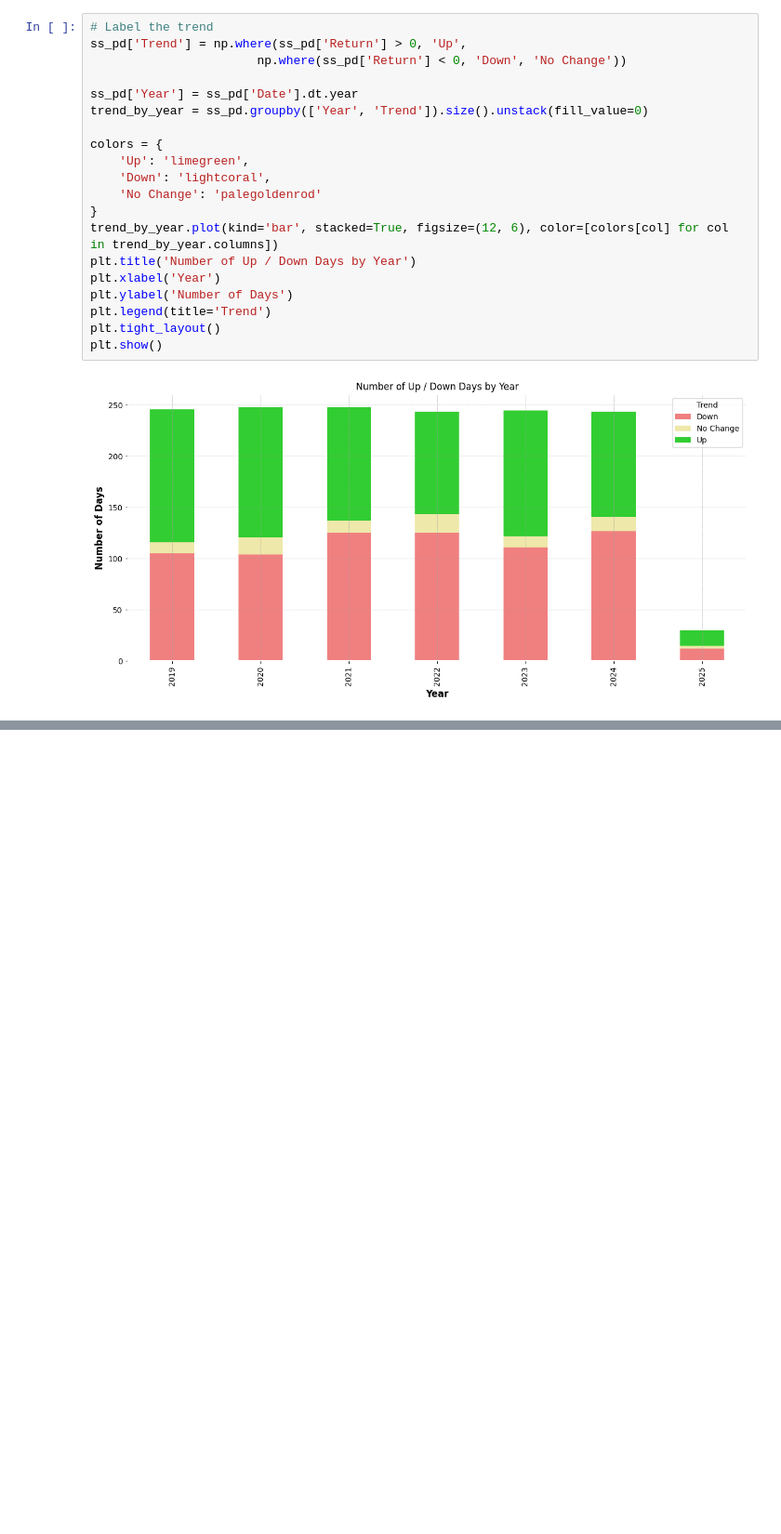
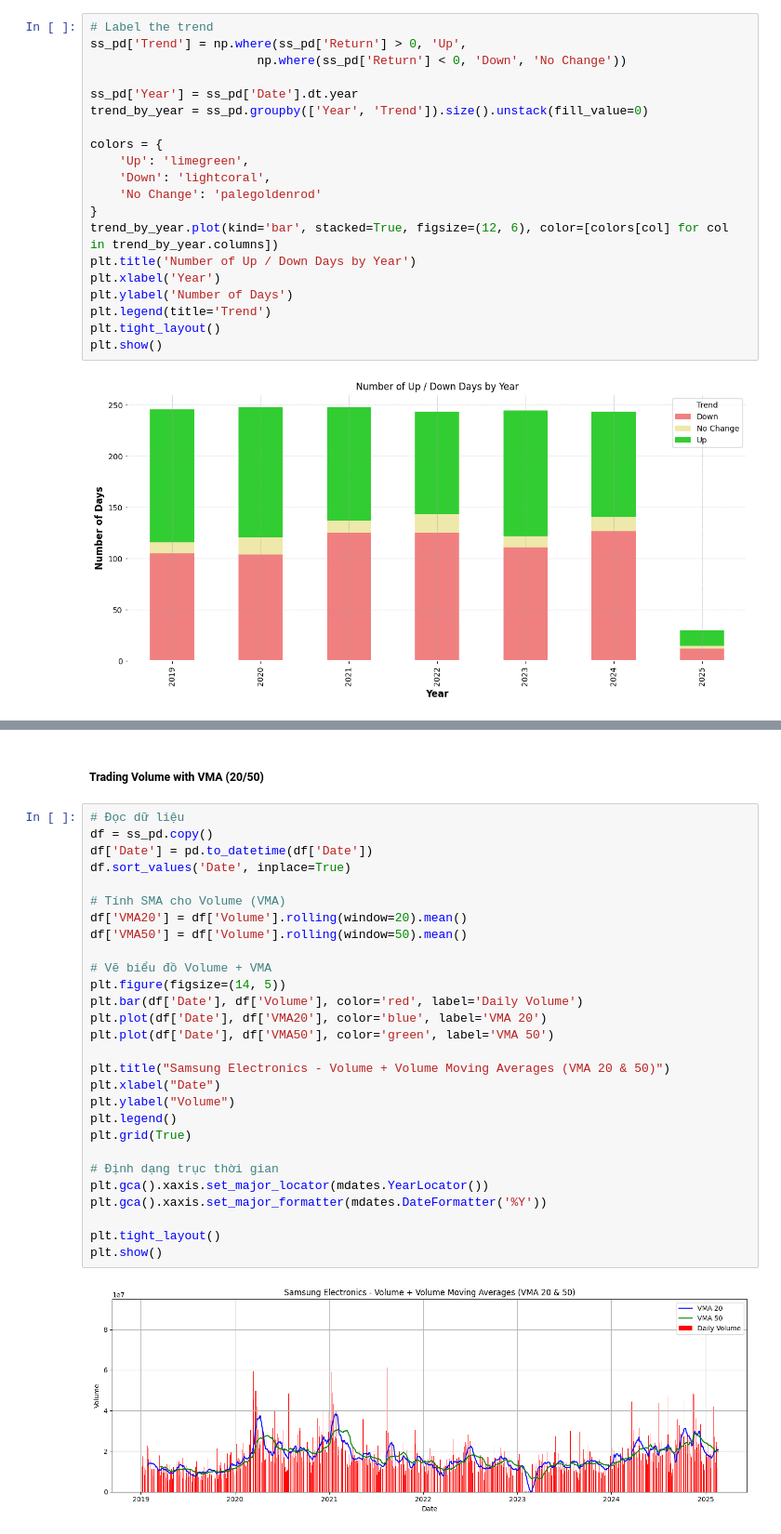
Before and after one commit to BIGDATA-GROUP-4/Samsung-Stock-Price, a Jupyter notebook: Samsung_stockprice.ipynb, the cells around one changed output, grey strips where cells are left out. Shown: that part at 93% size. Drawn from its saved outputs; the diff is of its cells as text; blank space fills up the shorter version.

```diff
--- a/Samsung_stockprice.ipynb
+++ b/Samsung_stockprice.ipynb
@@ -187,0 +225,32 @@ plt.show()
+# %% [markdown]
+##### Trading Volume with VMA (20/50)
+# %%
+# Đọc dữ liệu
+df = ss_pd.copy()
+df['Date'] = pd.to_datetime(df['Date'])
+df.sort_values('Date', inplace=True)
+
+# Tính SMA cho Volume (VMA)
+df['VMA20'] = df['Volume'].rolling(window=20).mean()
+df['VMA50'] = df['Volume'].rolling(window=50).mean()
+
+# Vẽ biểu đồ Volume + VMA
+plt.figure(figsize=(14, 5))
+plt.bar(df['Date'], df['Volume'], color='red', label='Daily Volume')
+plt.plot(df['Date'], df['VMA20'], color='blue', label='VMA 20')
+plt.plot(df['Date'], df['VMA50'], color='green', label='VMA 50')
+
+plt.title("Samsung Electronics - Volume + Volume Moving Averages (VMA 20 & 50)")
+plt.xlabel("Date")
+plt.ylabel("Volume")
+plt.legend()
+plt.grid(True)
+
+# Định dạng trục thời gian
+plt.gca().xaxis.set_major_locator(mdates.YearLocator())
+plt.gca().xaxis.set_major_formatter(mdates.DateFormatter('%Y'))
+
+plt.tight_layout()
+plt.show()
+# %% [output]
+[figure, added]
```
Also changed, not shown: parts of 3 cells of this notebook.
